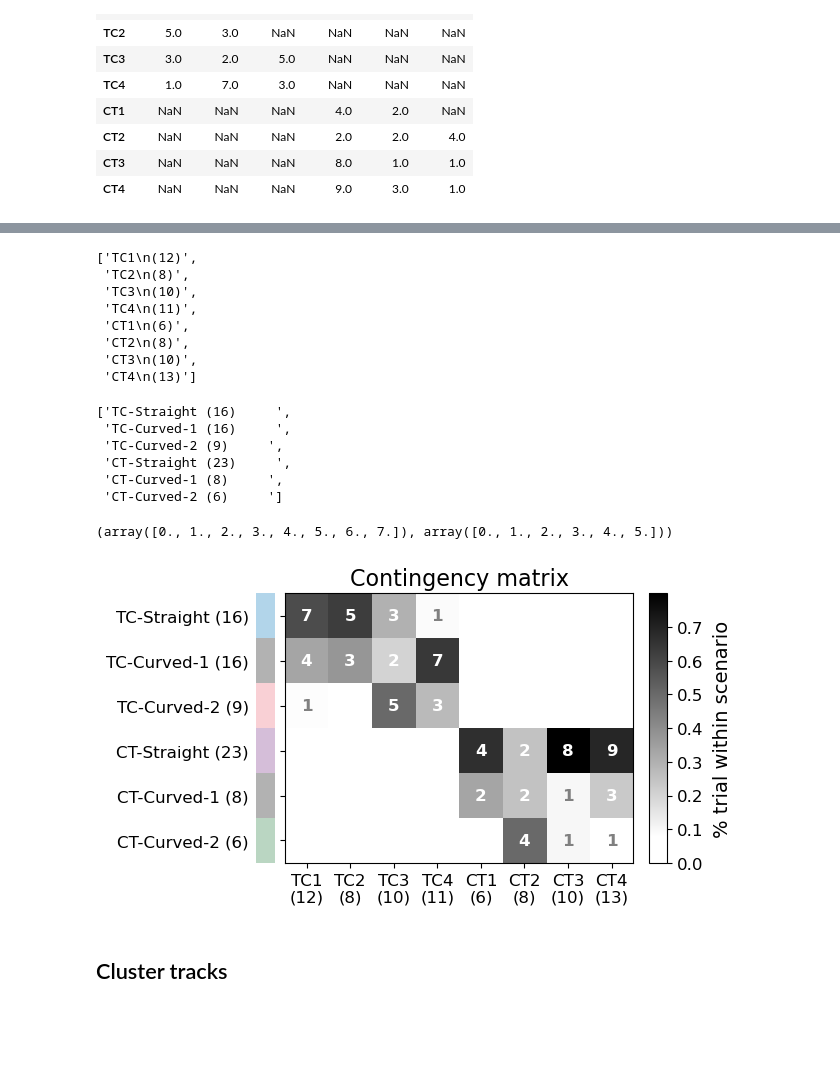
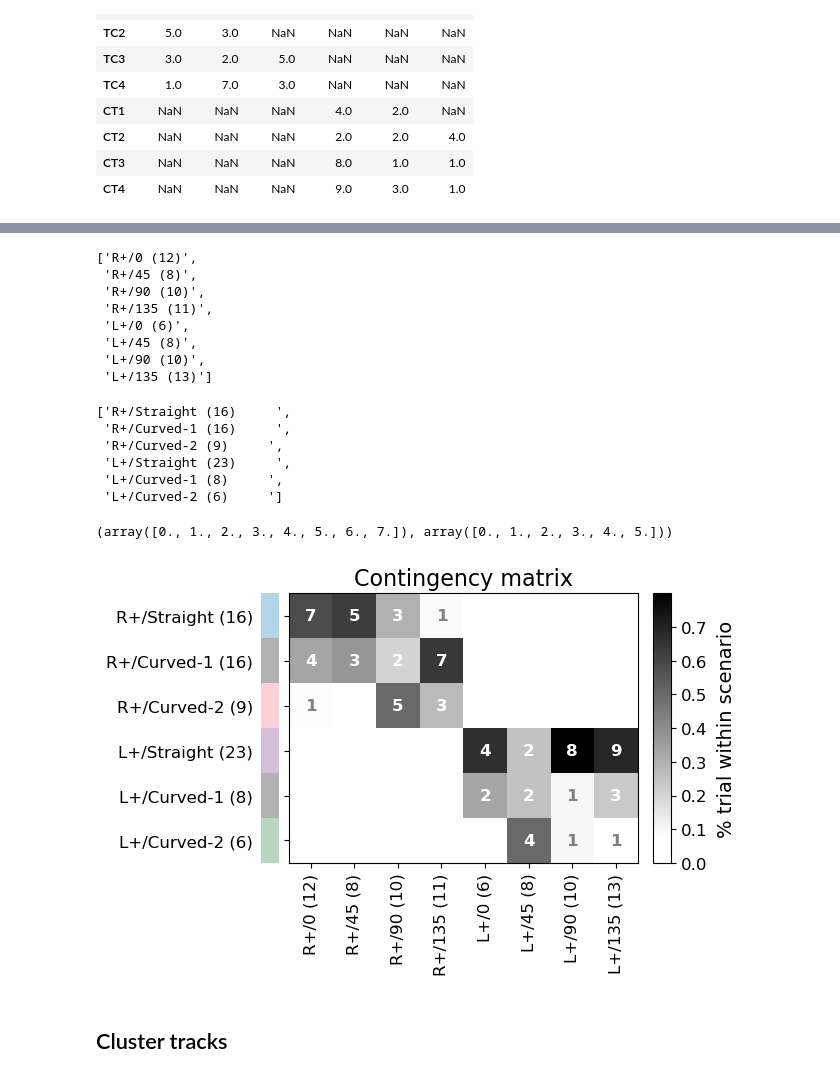
Before and after one commit to leewujung/porpoise_spheroid, a Jupyter notebook: notebooks_fig/fig_cluster_track_contingency.ipynb, the cells around one changed output, grey strips where cells are left out. Drawn from its saved outputs; the diff is of its cells as text; code cells hidden in the pictures; blank space fills up the shorter version.

Commit message:
update fig: cluster contigency with tracks

```diff
--- a/notebooks_fig/fig_cluster_track_contingency.ipynb
+++ b/notebooks_fig/fig_cluster_track_contingency.ipynb
@@ -88,6 +87,11 @@ CLUSTER_STR_7 = ["Straight", "Curved-1", "Curved-2", "Straight", "Curved-1", "Cu
 ## Contingency matrix
 # %%
 TARGET_ANGLE_STR = ["TC1", "TC2", "TC3", "TC4", "CT1", "CT2", "CT3", "CT4"]
+# %%
+TARGET_ANGLE_STR_NEW = [
+    "R+/0", "R+/45", "R+/90", "R+/135",
+    "L+/0", "L+/45", "L+/90", "L+/135",
+]
 # %%
 # Build contingency matrix
 df_tca_all = []
@@ -118,34 +134,34 @@ df_tca_all
 # %%
 xtick_str = [
-    "%s\n(%d)" % (tca_str, tca_num)
-    for tca_num, tca_str in zip(df_tca_all.sum(axis=1).values, TARGET_ANGLE_STR)
+    f"{tca_str:s} ({tca_num.astype(int):d})"
+    for tca_num, tca_str in zip(df_tca_all.sum(axis=1).values, TARGET_ANGLE_STR_NEW)
 ]
 xtick_str
 # %% [output]
-['TC1\n(12)',
- 'TC2\n(8)',
- 'TC3\n(10)',
- 'TC4\n(11)',
- 'CT1\n(6)',
- 'CT2\n(8)',
- 'CT3\n(10)',
- 'CT4\n(13)']
+['R+/0 (12)',
+ 'R+/45 (8)',
+ 'R+/90 (10)',
+ 'R+/135 (11)',
+ 'L+/0 (6)',
+ 'L+/45 (8)',
+ 'L+/90 (10)',
+ 'L+/135 (13)']
 # %%
-TCCT_STR = np.array(["TC", "CT"]*3).reshape(3,2).T.reshape(-1,1).T.squeeze().tolist()
+TCCT_STR = np.array(["R+", "L+"]*3).reshape(3,2).T.reshape(-1,1).T.squeeze().tolist()
 ytick_str = [
-    "%s-%s (%d)     " % (tcct, c_name, tca_num)
+    "%s/%s (%d)     " % (tcct, c_name, tca_num)
     for tca_num, c_name, tcct in zip(
         df_tca_all.sum(axis=0).values, CLUSTER_STR_7, TCCT_STR
     )
 ]
 ytick_str
 # %% [output]
-['TC-Straight (16)     ',
- 'TC-Curved-1 (16)     ',
- 'TC-Curved-2 (9)     ',
- 'CT-Straight (23)     ',
- 'CT-Curved-1 (8)     ',
- 'CT-Curved-2 (6)     ']
+['R+/Straight (16)     ',
+ 'R+/Curved-1 (16)     ',
+ 'R+/Curved-2 (9)     ',
+ 'L+/Straight (23)     ',
+ 'L+/Curved-1 (8)     ',
+ 'L+/Curved-2 (6)     ']
 # %%
 # Position of number of trials in each cell
 text_pos_x = np.arange(0, 7.5, 1)
@@ -161,7 +177,7 @@ im = ax_conti.imshow(
     aspect='auto', cmap="gist_yarg" #"Reds" #"OrRd"
 )
 ax_conti.set_xticks(np.arange(len(TARGET_ANGLE_STR)))
-ax_conti.set_xticklabels(xtick_str, fontsize=12)
+ax_conti.set_xticklabels(xtick_str, fontsize=12, rotation=90)
 ax_conti.set_yticks(np.arange(len(ytick_str)))
 ax_conti.set_yticklabels(ytick_str, fontsize=12)
 # ax_conti.yaxis.tick_right()
@@ -178,34 +194,34 @@ for row in np.arange(df_tca_all.shape[0]):
             text_color = "gray" if val==1 else "w"
             ax_conti.text(text_pos_x[row], text_pos_y[col],
                           val.astype(int), color=text_color,
                           va="center", ha="center", fontsize=12, fontweight="bold")
 
 # Add color code for vertical axis
 ax_conti_pos = ax_conti.get_position()
 ax_add = fig.add_axes([ax_conti_pos.x0-0.065, ax_conti_pos.y0, 0.045, ax_conti_pos.height])
 ax_add.set_xticks([])
 ax_add.set_yticks([])
 for seq, color in enumerate(color_cluster_seq_7):
     ax_add.bar(0, height=1, bottom=seq-0.5, color=color, alpha=0.3)
 ax_add.set_ylim(-0.5, 5.5)
 ax_add.invert_yaxis()
 ax_add.axis("off")
 
 # Add colorbar
 ax_cbar = fig.add_axes([ax_conti_pos.x0+0.81, ax_conti_pos.y0, 0.04, ax_conti_pos.height])
 cbar = plt.colorbar(im, cax=ax_cbar, orientation="vertical")
 cbar.ax.set_ylabel("% trial within scenario", fontsize=14, labelpad=7)
 cbar.ax.set_yticks(np.arange(0, 0.8, 0.1))
 cbar.ax.set_yticklabels(["%.1f" % n for n in np.arange(0, 0.8, 0.1)], fontsize=12)
 
 
 plt.show()
 
 
 # # Save figure
 # fig.savefig(fig_path / "fig_contingency_matrix.png", dpi=300, bbox_inches="tight")
 # %% [output]
-[figure, old version]
+[figure, new version]
 # %% [markdown]
 ## Cluster tracks
 # %%
```
Also changed, not shown: parts of 5 cells of this notebook, 1 other file.
